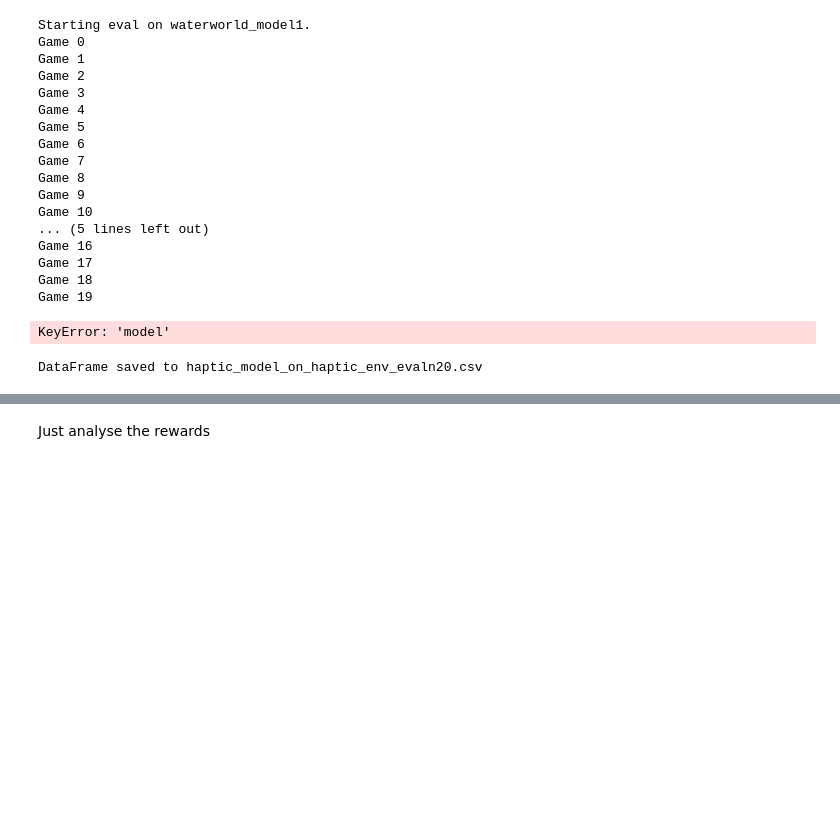
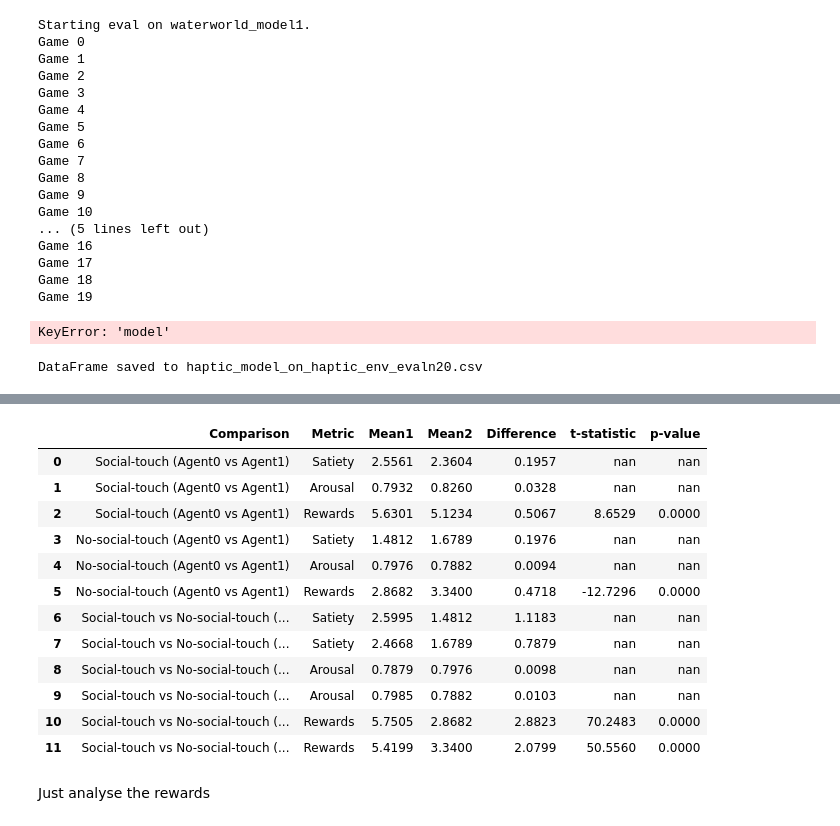
Before and after one commit to yidilozdemir/PettingZoo-Haptic-Waterworld, a Jupyter notebook: SB3-training/metrics-eval-notebook.ipynb, the cells around one changed output, grey strips where cells are left out. Drawn from its saved outputs; the diff is of its cells as text; code cells hidden in the pictures; blank space fills up the shorter version.

```diff
--- a/SB3-training/metrics-eval-notebook.ipynb
+++ b/SB3-training/metrics-eval-notebook.ipynb
@@ -156,0 +253,36 @@ Game 19
+# %%
+def create_stats_table(results):
+    # Create DataFrame
+    data = []
+    for metric, stats in results.items():
+        data.append({
+            'Metric': metric.capitalize(),
+            'Mean Diff (with touch)': f"{stats['mean_diff_with_touch']:.4f}",
+            'Mean Diff (no touch)': f"{stats['mean_diff_without_touch']:.4f}",
+            't-statistic': f"{stats['t_statistic']:.4f}",
+            'p-value': f"{stats['p_value']:.4f}"
+        })
+    df = pd.DataFrame(data)
+
+    # Create table visualization using matplotlib
+    import matplotlib.pyplot as plt
+
+    fig, ax = plt.subplots(figsize=(12, 4))
+    ax.axis('tight')
+    ax.axis('off')
+
+    table = ax.table(cellText=df.values, colLabels=df.columns,
+                    cellLoc='center', loc='center',
+                    colColours=['#f2f2f2']*len(df.columns))
+
+    # Style the table
+    table.auto_set_font_size(False)
+    table.set_fontsize(9)
+    table.scale(1.2, 1.5)
+
+    plt.title('Social Touch Impact Analysis', pad=20)
+    plt.savefig('stats_table.png', bbox_inches='tight', dpi=300)
+    plt.close()
+
+results = analyze_social_touch_impact(df)
+create_stats_table(results)
@@ -334,4 +484,7 @@ def save_dataframe_to_csv(df, filename):
 save_dataframe_to_csv(df, "haptic_model_on_haptic_env_evaln20.csv")
 # %% [output]
 DataFrame saved to haptic_model_on_haptic_env_evaln20.csv
+# %%
+haptic_df = pd.read_csv("eval_100_games_average_mode.csv")
+no_haptic_df = pd.read_csv("eval_100_games_no_effect_mode.csv")
 # %%
@@ -389,3 +620,19 @@ comparison_results
+# %%
+results
+# %% [output]
+|  | Comparison | Metric | Mean1 | Mean2 | Difference | t-statistic | p-value |
+| 0 | Social-touch (Agent0 vs Agent1) | Satiety | 2.5561 | 2.3604 | 0.1957 | nan | nan |
+| 1 | Social-touch (Agent0 vs Agent1) | Arousal | 0.7932 | 0.8260 | 0.0328 | nan | nan |
+| 2 | Social-touch (Agent0 vs Agent1) | Rewards | 5.6301 | 5.1234 | 0.5067 | 8.6529 | 0.0000 |
+| 3 | No-social-touch (Agent0 vs Agent1) | Satiety | 1.4812 | 1.6789 | 0.1976 | nan | nan |
+| 4 | No-social-touch (Agent0 vs Agent1) | Arousal | 0.7976 | 0.7882 | 0.0094 | nan | nan |
+| 5 | No-social-touch (Agent0 vs Agent1) | Rewards | 2.8682 | 3.3400 | 0.4718 | -12.7296 | 0.0000 |
+| 6 | Social-touch vs No-social-touch (... | Satiety | 2.5995 | 1.4812 | 1.1183 | nan | nan |
+| 7 | Social-touch vs No-social-touch (... | Satiety | 2.4668 | 1.6789 | 0.7879 | nan | nan |
+| 8 | Social-touch vs No-social-touch (... | Arousal | 0.7879 | 0.7976 | 0.0098 | nan | nan |
+| 9 | Social-touch vs No-social-touch (... | Arousal | 0.7985 | 0.7882 | 0.0103 | nan | nan |
+| 10 | Social-touch vs No-social-touch (... | Rewards | 5.7505 | 2.8682 | 2.8823 | 70.2483 | 0.0000 |
+| 11 | Social-touch vs No-social-touch (... | Rewards | 5.4199 | 3.3400 | 2.0799 | 50.5560 | 0.0000 |
 # %% [markdown]
 Just analyse the rewards
 # %%
```
Also changed, not shown: parts of 14 cells of this notebook, 2 other files.
